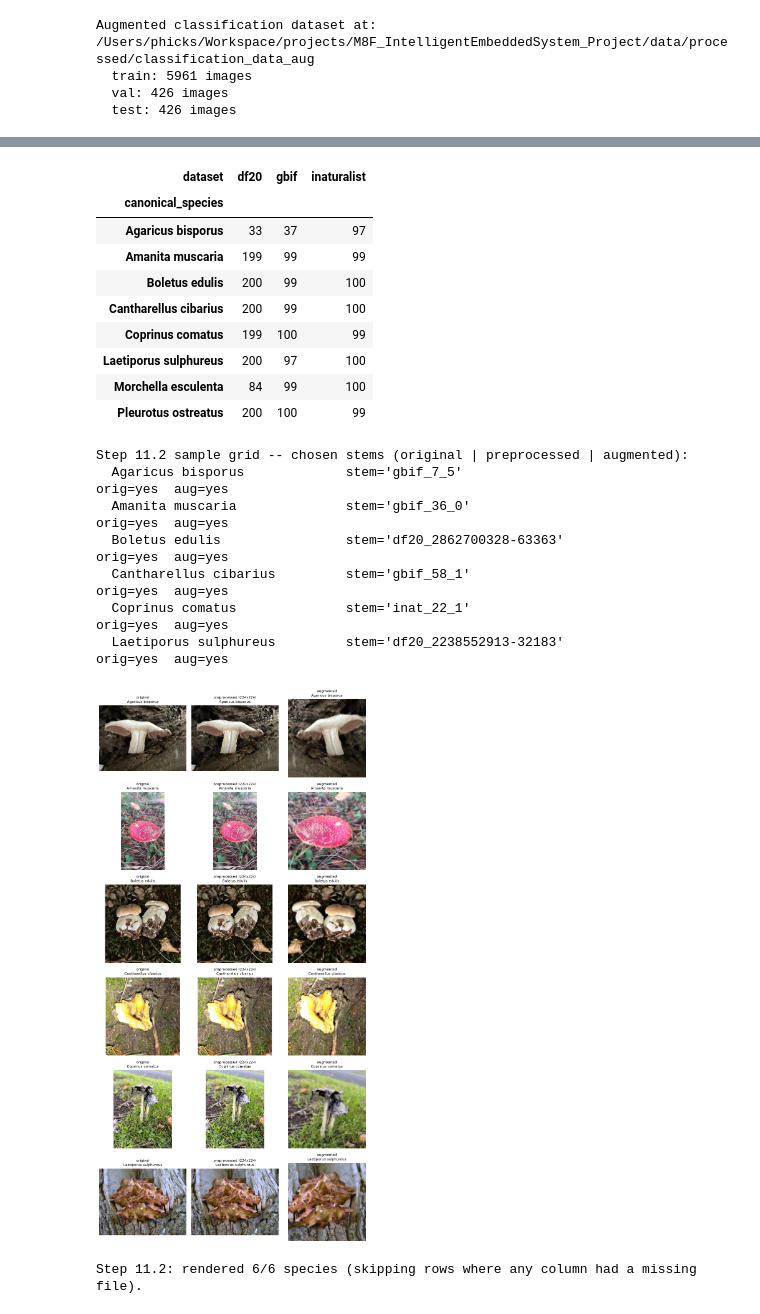
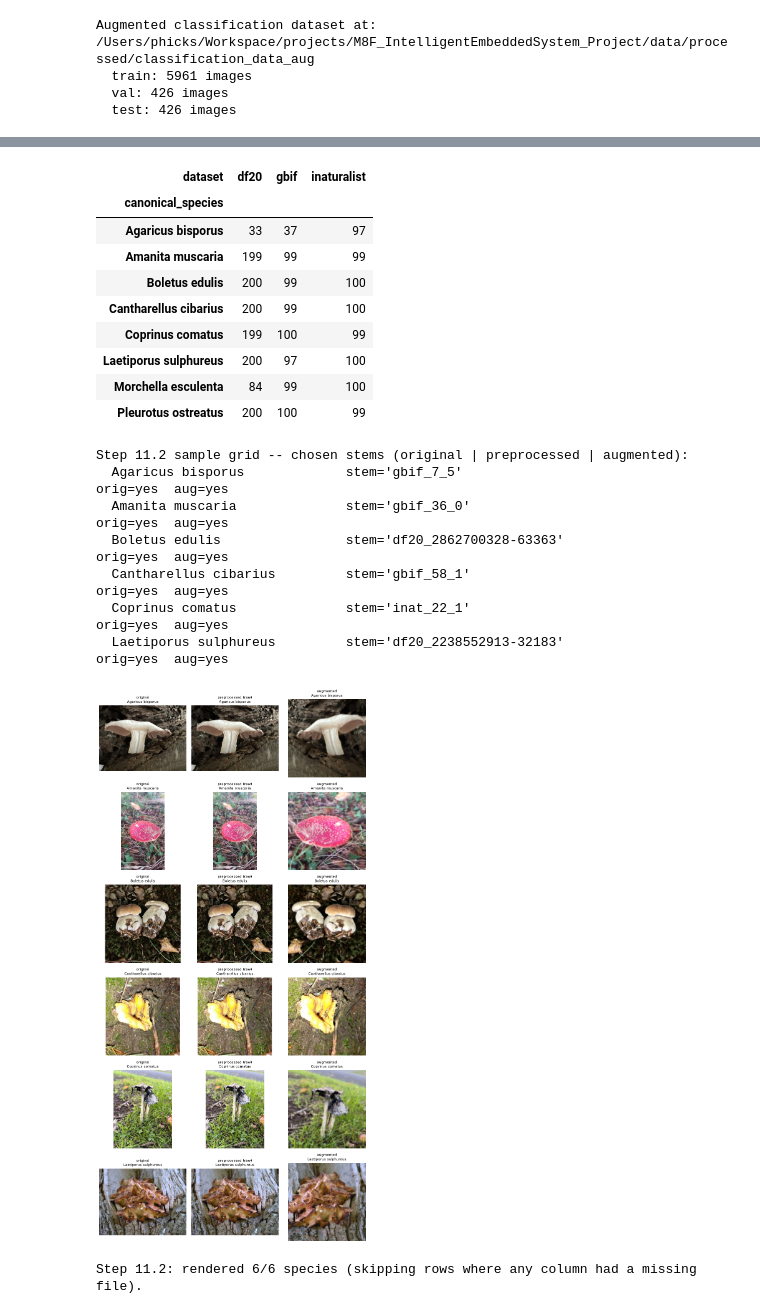
Before and after one commit to Phicks-debug/M8F_IntelligentEmbeddedSystem_Project, a Jupyter notebook: data-preprocessing-classification.ipynb, the cells around one changed output, grey strips where cells are left out. Drawn from its saved outputs; the diff is of its cells as text; code cells hidden in the pictures.

```diff
--- a/data-preprocessing-classification.ipynb
+++ b/data-preprocessing-classification.ipynb
@@ -246,7 +246,7 @@ Two visualizations:
 # 11.1 Per-species / per-dataset count matrix
 display(metadata.groupby(['canonical_species', 'dataset']).size().unstack(fill_value=0))
 
-# 11.2 Sample image grid: original | preprocessed (224x224) | augmented
+# 11.2 Sample image grid: original | preprocessed (raw) | augmented
 # All three columns show the SAME image at different stages of the pipeline.
 # Strategy: pick a random preprocessed file from classification_data/train/<Species>/,
 # look up the original in data/raw/<source>/<Species>/ via the matching stem, and
@@ -294,7 +294,7 @@ for row, species in enumerate(species_list):
           f'orig={"yes" if (orig_path and orig_path.exists()) else "no"}  '
           f'aug={"yes" if aug_path.exists() else "no"}')
     for col, (label, p) in enumerate([('original', orig_path),
-                                      ('preprocessed (224x224)', preproc_path),
+                                      ('preprocessed (raw)', preproc_path),
                                       ('augmented', aug_path)]):
         ax = axes[row][col] if len(species_list) > 1 else axes[col]
         if p and Path(p).exists():
@@ -303,32 +303,32 @@ for row, species in enumerate(species_list):
                 ax.imshow(img)
             except Exception:
                 ax.text(0.5, 0.5, 'N/A', ha='center', va='center')
         else:
             ax.text(0.5, 0.5, 'N/A', ha='center', va='center')
         ax.set_title(f"{label}\n{species}", fontsize=8)
         ax.axis('off')
     rendered += 1
 plt.tight_layout()
 plt.show()
 print(f'Step 11.2: rendered {rendered}/{len(species_list)} species'
       f' (skipping rows where any column had a missing file).')
 # %% [output]
 | dataset | df20 | gbif | inaturalist |
 | canonical_species |  |  |  |
 | Agaricus bisporus | 33 | 37 | 97 |
 | Amanita muscaria | 199 | 99 | 99 |
 | Boletus edulis | 200 | 99 | 100 |
 | Cantharellus cibarius | 200 | 99 | 100 |
 | Coprinus comatus | 199 | 100 | 99 |
 | Laetiporus sulphureus | 200 | 97 | 100 |
 | Morchella esculenta | 84 | 99 | 100 |
 | Pleurotus ostreatus | 200 | 100 | 99 |
 Step 11.2 sample grid -- chosen stems (original | preprocessed | augmented):
   Agaricus bisporus             stem='gbif_7_5'                           orig=yes  aug=yes
   Amanita muscaria              stem='gbif_36_0'                          orig=yes  aug=yes
   Boletus edulis                stem='df20_2862700328-63363'              orig=yes  aug=yes
   Cantharellus cibarius         stem='gbif_58_1'                          orig=yes  aug=yes
   Coprinus comatus              stem='inat_22_1'                          orig=yes  aug=yes
   Laetiporus sulphureus         stem='df20_2238552913-32183'              orig=yes  aug=yes
-[figure, old version]
+[figure, new version]
 Step 11.2: rendered 6/6 species (skipping rows where any column had a missing file).
```
Also changed, not shown: parts of 1 cell of this notebook, 1 other file.
